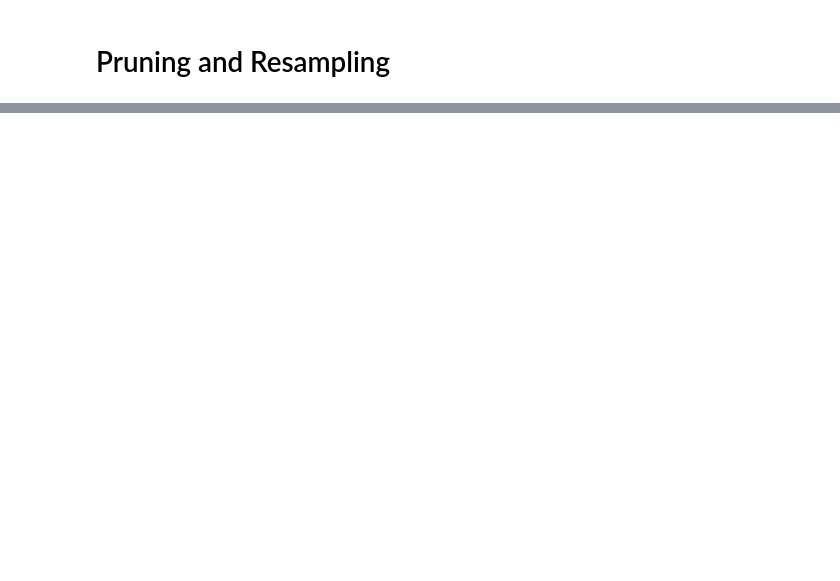
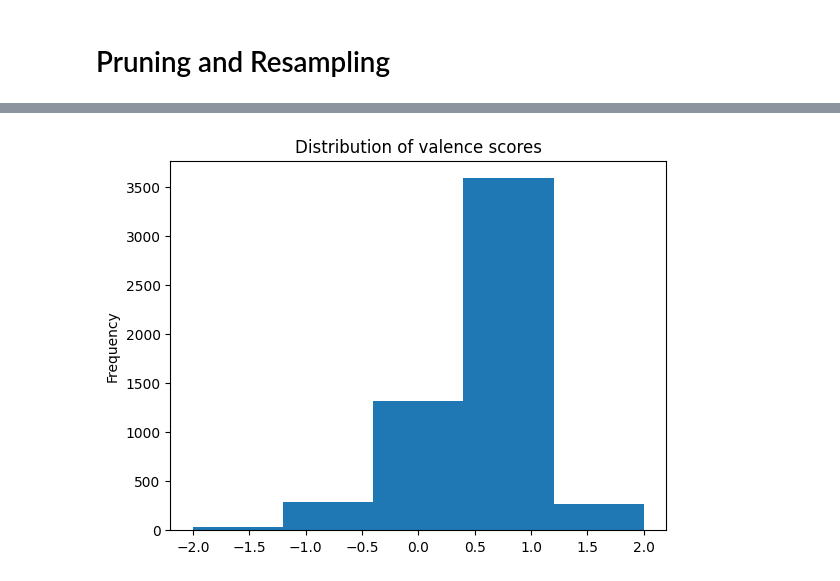
Before and after one commit to PietPjotr/DMT1, a Jupyter notebook: cleaning_test.ipynb, the cells around one changed output, grey strips where cells are left out. Saved outputs shown, nothing was run; the diff lists cells and outputs as text; code cells hidden in the pictures; blank space fills up the shorter version.

```diff
--- a/cleaning_test.ipynb
+++ b/cleaning_test.ipynb
@@ -25,0 +44,4 @@ prunedDaily.loc[users[0]].plot.line(y = "mood")
+# %%
+_= rawData["circumplex.valence"].plot.hist(bins = 5, title="Distribution of valence scores")
+# %% [output]
+[figure, added]
```
Also changed, not shown: parts of 16 cells of this notebook.
